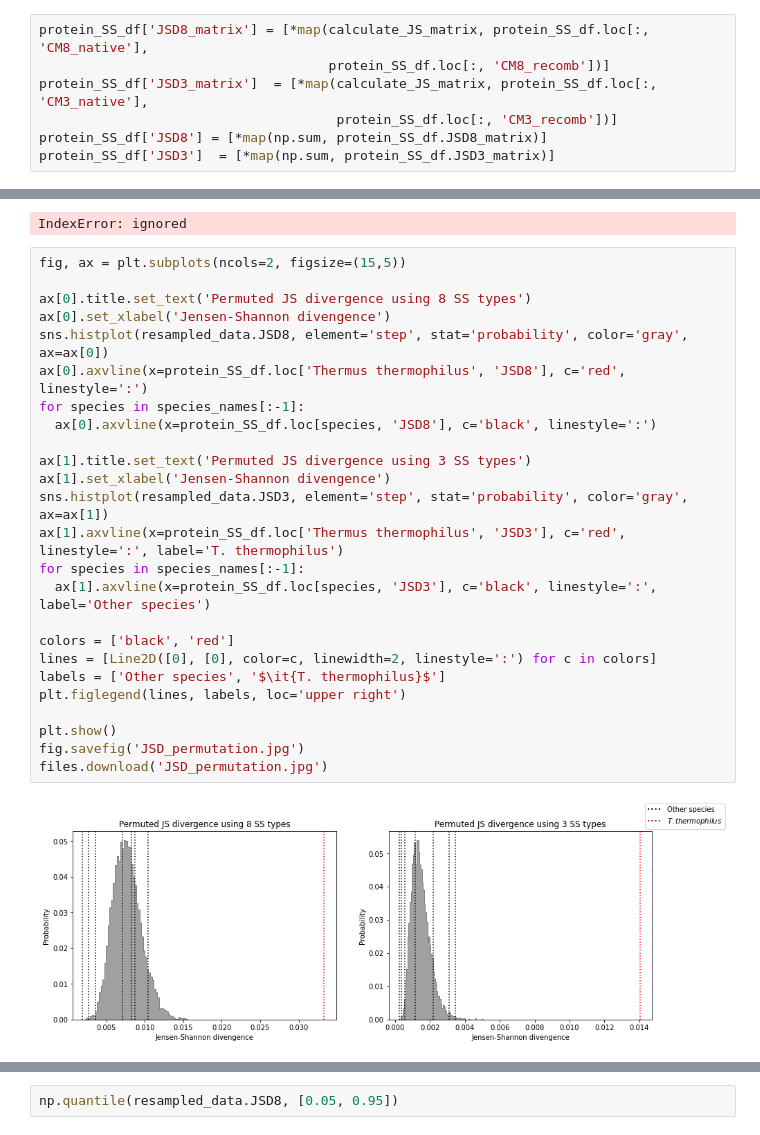
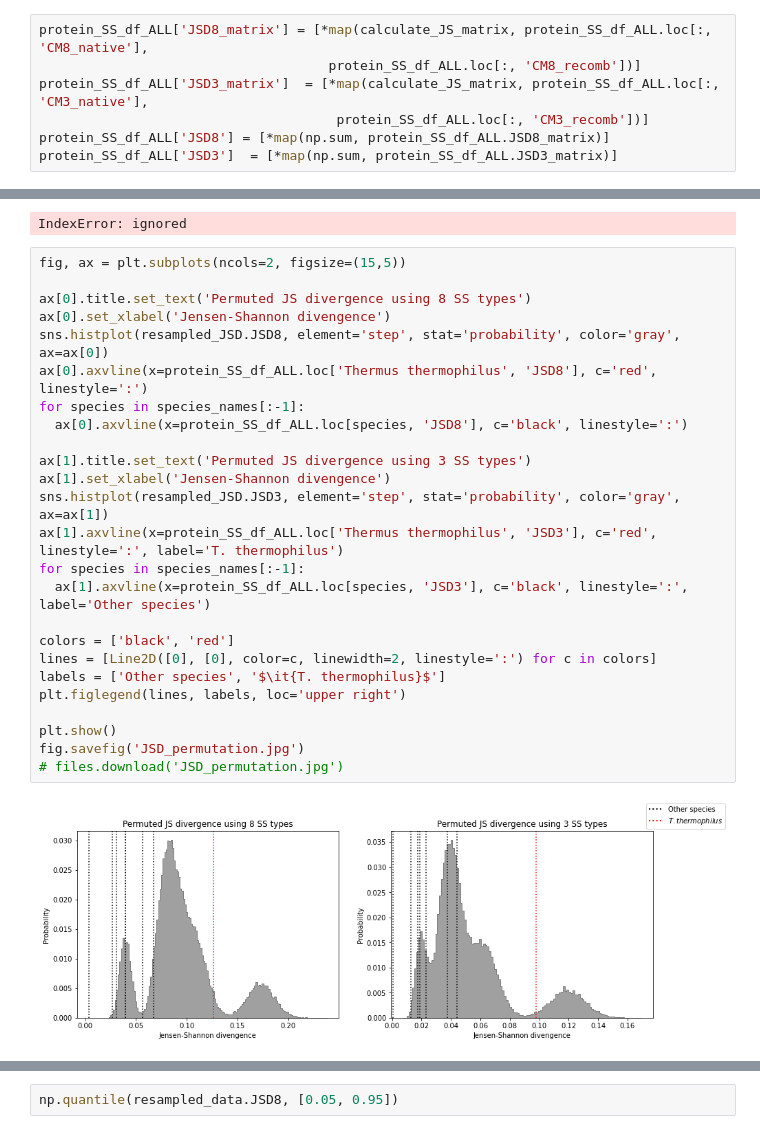
Before and after one commit to alibekk93/project-protein_folding_distances, a Jupyter notebook: SS_and_expression_systems_noFilter.ipynb, the cells around one changed output, grey strips where cells are left out. Cells and saved outputs as stored; diff of their text form.

```diff
--- a/SS_and_expression_systems_noFilter.ipynb
+++ b/SS_and_expression_systems_noFilter.ipynb
@@ -505,12 +505,12 @@ def calculate_JS_matrix(matrix1, matrix2):
   jsd_matrix = (jsd_matrix1 + jsd_matrix2) / 2
   return jsd_matrix.reshape(matrix1.shape)
 # %%
-protein_SS_df['JSD8_matrix'] = [*map(calculate_JS_matrix, protein_SS_df.loc[:, 'CM8_native'],
-                                     protein_SS_df.loc[:, 'CM8_recomb'])]
-protein_SS_df['JSD3_matrix']  = [*map(calculate_JS_matrix, protein_SS_df.loc[:, 'CM3_native'],
-                                      protein_SS_df.loc[:, 'CM3_recomb'])]
-protein_SS_df['JSD8'] = [*map(np.sum, protein_SS_df.JSD8_matrix)]
-protein_SS_df['JSD3']  = [*map(np.sum, protein_SS_df.JSD3_matrix)]
+protein_SS_df_ALL['JSD8_matrix'] = [*map(calculate_JS_matrix, protein_SS_df_ALL.loc[:, 'CM8_native'],
+                                     protein_SS_df_ALL.loc[:, 'CM8_recomb'])]
+protein_SS_df_ALL['JSD3_matrix']  = [*map(calculate_JS_matrix, protein_SS_df_ALL.loc[:, 'CM3_native'],
+                                      protein_SS_df_ALL.loc[:, 'CM3_recomb'])]
+protein_SS_df_ALL['JSD8'] = [*map(np.sum, protein_SS_df_ALL.JSD8_matrix)]
+protein_SS_df_ALL['JSD3']  = [*map(np.sum, protein_SS_df_ALL.JSD3_matrix)]
 # %%
 protein_SS_df.loc[:, ['JSD8', 'JSD3']]
 # %% [output]
@@ -831,27 +829,27 @@ IndexError: ignored
 # %%
 fig, ax = plt.subplots(ncols=2, figsize=(15,5))
 
 ax[0].title.set_text('Permuted JS divergence using 8 SS types')
 ax[0].set_xlabel('Jensen-Shannon divengence')
-sns.histplot(resampled_data.JSD8, element='step', stat='probability', color='gray', ax=ax[0])
-ax[0].axvline(x=protein_SS_df.loc['Thermus thermophilus', 'JSD8'], c='red', linestyle=':')
+sns.histplot(resampled_JSD.JSD8, element='step', stat='probability', color='gray', ax=ax[0])
+ax[0].axvline(x=protein_SS_df_ALL.loc['Thermus thermophilus', 'JSD8'], c='red', linestyle=':')
 for species in species_names[:-1]:
-  ax[0].axvline(x=protein_SS_df.loc[species, 'JSD8'], c='black', linestyle=':')
+  ax[0].axvline(x=protein_SS_df_ALL.loc[species, 'JSD8'], c='black', linestyle=':')
 
 ax[1].title.set_text('Permuted JS divergence using 3 SS types')
 ax[1].set_xlabel('Jensen-Shannon divengence')
-sns.histplot(resampled_data.JSD3, element='step', stat='probability', color='gray', ax=ax[1])
-ax[1].axvline(x=protein_SS_df.loc['Thermus thermophilus', 'JSD3'], c='red', linestyle=':', label='T. thermophilus')
+sns.histplot(resampled_JSD.JSD3, element='step', stat='probability', color='gray', ax=ax[1])
+ax[1].axvline(x=protein_SS_df_ALL.loc['Thermus thermophilus', 'JSD3'], c='red', linestyle=':', label='T. thermophilus')
 for species in species_names[:-1]:
-  ax[1].axvline(x=protein_SS_df.loc[species, 'JSD3'], c='black', linestyle=':', label='Other species')
+  ax[1].axvline(x=protein_SS_df_ALL.loc[species, 'JSD3'], c='black', linestyle=':', label='Other species')
 
 colors = ['black', 'red']
 lines = [Line2D([0], [0], color=c, linewidth=2, linestyle=':') for c in colors]
 labels = ['Other species', '$\it{T. thermophilus}$']
 plt.figlegend(lines, labels, loc='upper right')
 
 plt.show()
 fig.savefig('JSD_permutation.jpg')
-files.download('JSD_permutation.jpg')
+# files.download('JSD_permutation.jpg')
 # %% [output]
-[figure, old version]
+[figure, new version]
```
Also changed, not shown: parts of 8 cells of this notebook.
